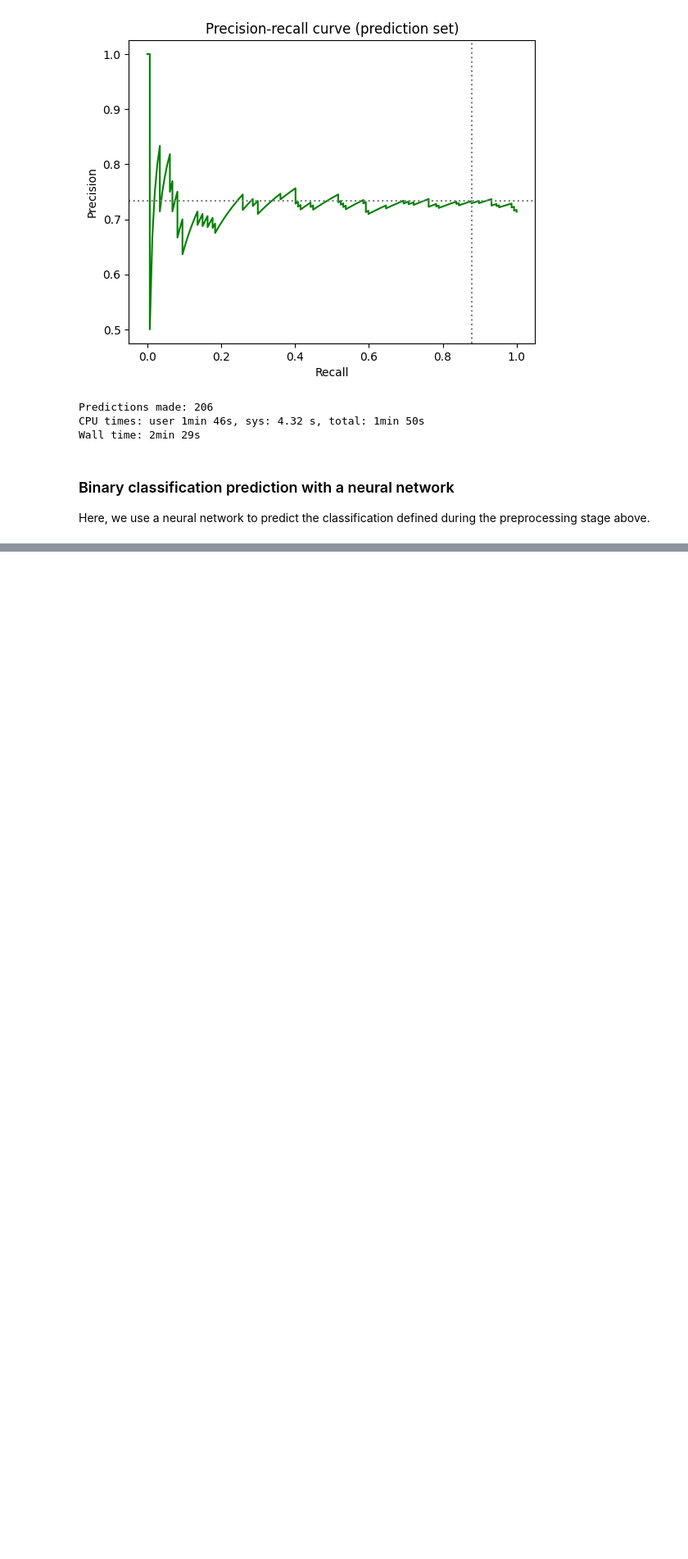
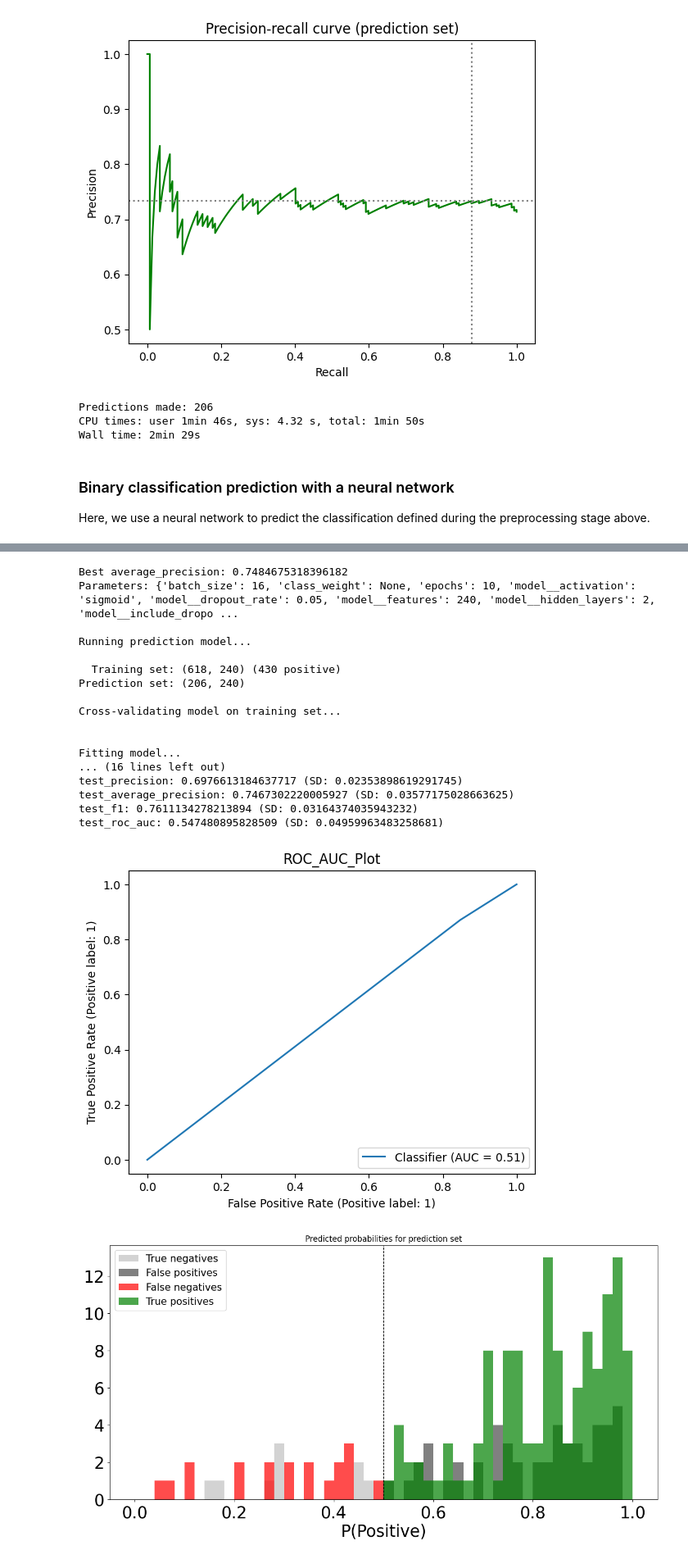
Before and after one commit to higherbar-ai/ml4qc, a Jupyter notebook: src/ml4qc-capi1-example.ipynb, the cells around one changed output, grey strips where cells are left out. Shown at 82% size. Saved outputs shown, nothing was run; the diff lists cells and outputs as text; code cells hidden in the pictures; blank space fills up the shorter version.

Commit message:
Added automatic hyperparameter search for neural network models, including network structure. Also extended ml4qc package with static function to build neural network models.

```diff
--- a/src/ml4qc-capi1-example.ipynb
+++ b/src/ml4qc-capi1-example.ipynb
@@ -571,0 +471,27 @@ Wall time: 34.4 s
+# %%
+%%time
+
+model_description = "Neural network"
+model_scoring = 'average_precision'  # 'average_precision' to optimize for precision, 'f1' to optimize for both precision and recall
+print(f"  Predicting: {target_description}")
+print(f"       Model: {model_description}")
+print(f"     Scoring: {model_scoring}")
+print()
+
+import numpy as np
+import sklearn as skl
+from scikeras.wrappers import KerasClassifier
+
+# first use cross validation to find the optimal hyperparameters
+classifier_nn = KerasClassifier(model=surveyml.build_nn_model, verbose=0)
+#   test initial bias to match imbalance in classes (from https://www.tensorflow.org/tutorials/structured_data/imbalanced_data)
+search_params = {'epochs': [10, 20, 40, 80, 100], 'batch_size': [16, 32], 'class_weight': [None, surveyml.class_weights], 'model__features': [surveyml.num_features], 'model__hidden_layers': [1, 2], 'model__initial_units': [surveyml.num_features, surveyml.num_features / 2], 'model__activation': ['relu', 'sigmoid'], 'model__l2_regularization': [True, False], 'model__l2_factor': skl.utils.fixes.loguniform(0.00001, 0.1), 'model__include_dropout': [True, False], 'model__dropout_rate': np.linspace(start=0.05, stop=0.5, num=10), 'model__output_bias': [None, np.log([surveyml.pos_train/surveyml.neg_train])]}
+params = surveyml.cv_for_best_hyperparameters(classifier=classifier_nn, search_params=search_params, model_scoring=model_scoring, n_iter=2)
+
+# then fit the model using the optimal hyperparameters
+classifier_nn = KerasClassifier(model=surveyml.build_nn_model, verbose=0, **params)
+predictions = surveyml.run_prediction_model(classifier_nn, supports_cv=True)
+print(classifier_nn.model_.summary())
+print()
+print(f"Predictions made: {len(predictions)}")
+# %% [output]
@@ -571,0 +525,19 @@ Wall time: 34.4 s
+Best average_precision: 0.7484675318396182
+Parameters: {'batch_size': 16, 'class_weight': None, 'epochs': 10, 'model__activation': 'sigmoid', 'model__dropout_rate': 0.05, 'model__features': 240, 'model__hidden_layers': 2, 'model__include_dropo ...
+
+Running prediction model...
+
+  Training set: (618, 240) (430 positive)
+Prediction set: (206, 240)
+
+Cross-validating model on training set...
+
+
+Fitting model...
+... (16 lines left out)
+test_precision: 0.6976613184637717 (SD: 0.02353898619291745)
+test_average_precision: 0.7467302220005927 (SD: 0.03577175028663625)
+test_f1: 0.7611134278213894 (SD: 0.03164374035943232)
+test_roc_auc: 0.547480895828509 (SD: 0.04959963483258681)
+[figure, added]
+[figure, added]
```
Also changed, not shown: parts of 2 cells of this notebook, 19 other files.
